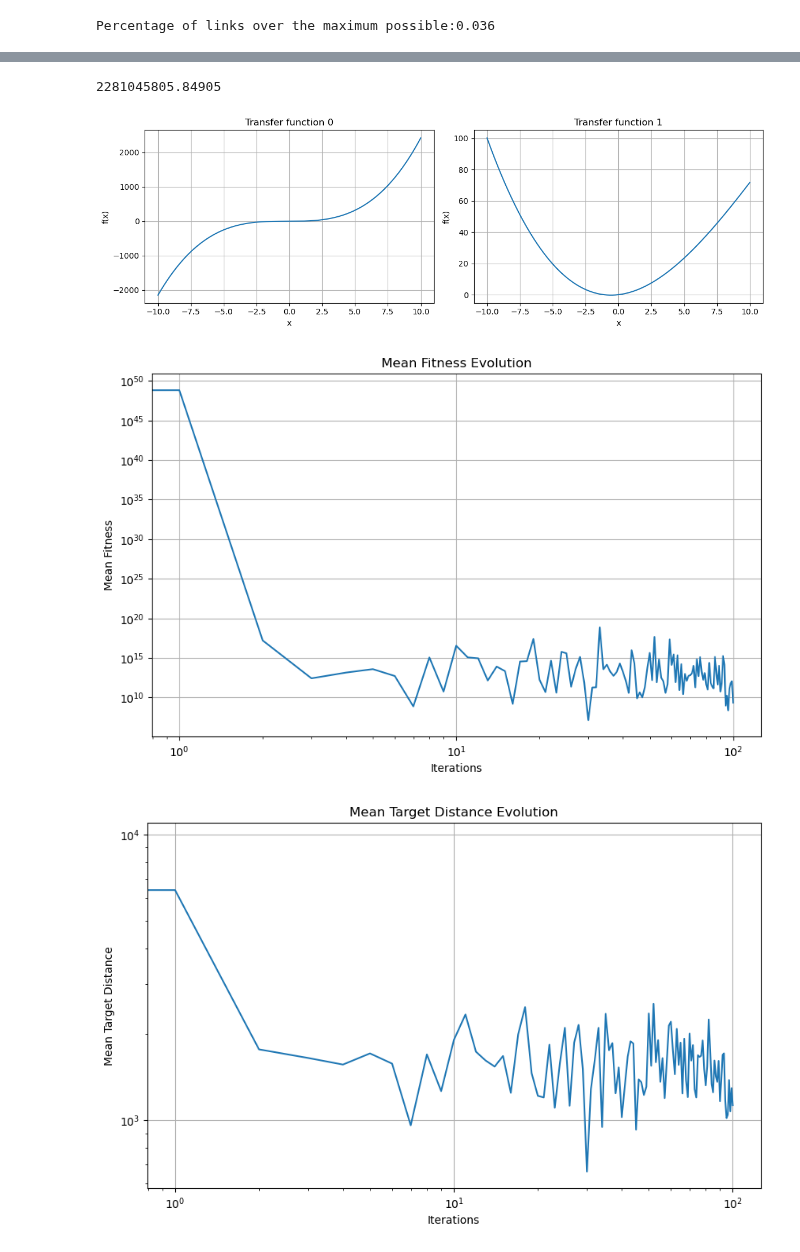
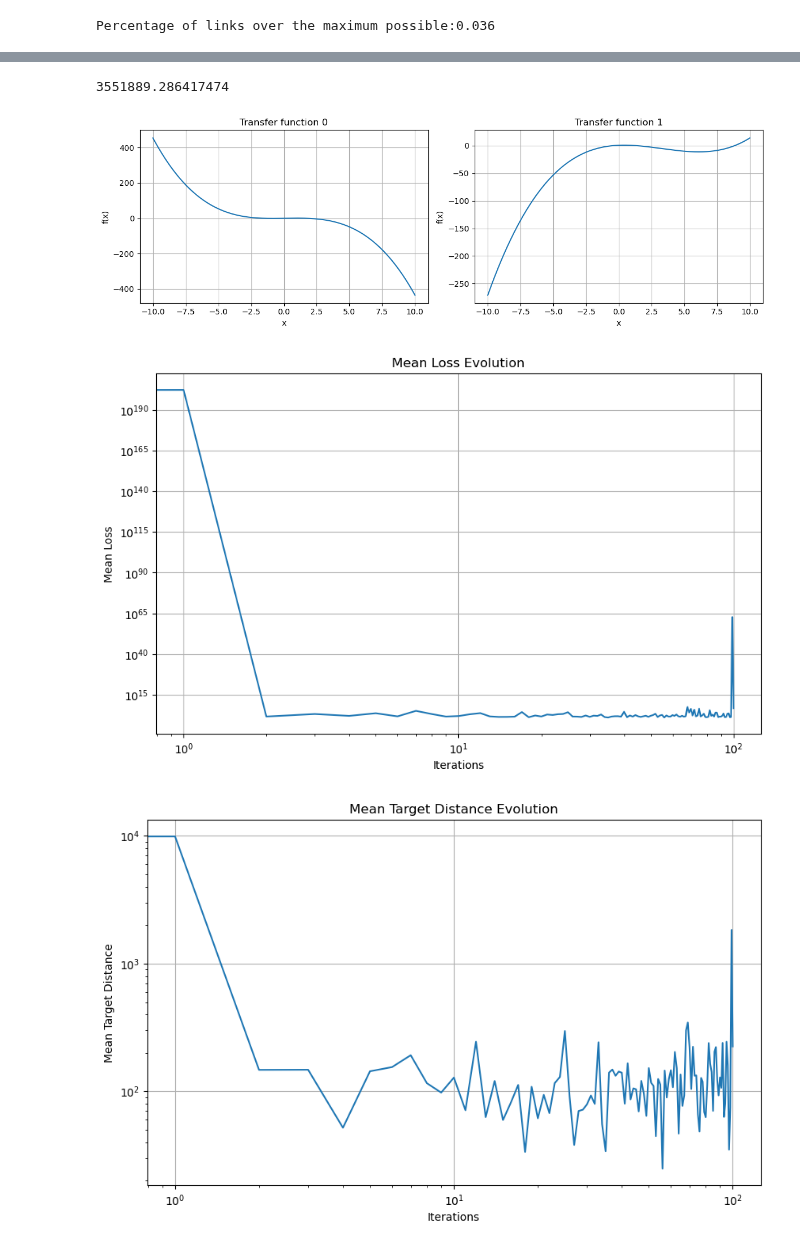
Before and after one commit to pietromalagoli/NeuronEvolution, a Jupyter notebook: main/model_np.ipynb, the cells around one changed output, grey strips where cells are left out. Drawn from its saved outputs; the diff is of its cells as text; code cells hidden in the pictures.

```diff
--- a/main/model_np.ipynb
+++ b/main/model_np.ipynb
@@ -42,4 +42,4 @@ nrd.seed(1234)
 # %%
-solutions, fmean, t_dist_mean, volume_mean = m.evolution(par,verb=3,gen_verb=False)
+solutions, lmean, t_dist_mean, volume_mean = m.evolution(par,verb=3,gen_verb=False)
 # %% [output]
 Iteration #0...
@@ -115,8 +136,8 @@ Input:[1, 1] -> Output:0.4903096100448929
 # %%
-mean_fit = np.mean(np.array([sol.fitness for sol in s]))
-print(mean_fit)
+mean_loss = np.mean(np.array([sol.loss for sol in s]))
+print(mean_loss)
 # %% [output]
-2281045805.84905
+3551889.286417474
 # %%
 def plot_T(T:np.ndarray,par:dict) -> None:
     """Function to plot the shape of the transfer function given the Fourier coefficients.
@@ -152,38 +173,38 @@ for i in range(2):
 plt.tight_layout()
 plt.show()
 # %% [output]
-[figure, old version]
+[figure, new version]
 # %%
 plt.figure(figsize=(10, 6))
-plt.plot(fmean)
-plt.title('Mean Fitness Evolution')
+plt.plot(lmean)
+plt.title('Mean Loss Evolution')
 plt.xlabel('Iterations')
-plt.ylabel('Mean Fitness')
+plt.ylabel('Mean Loss')
 plt.yscale('log')
 plt.xscale('log')
 plt.grid(True)
 plt.show()
 
 plt.figure(figsize=(10, 6))
 plt.plot(t_dist_mean)
 plt.title('Mean Target Distance Evolution')
 plt.xlabel('Iterations')
 plt.ylabel('Mean Target Distance')
 plt.yscale('log')
 plt.xscale('log')
 plt.grid(True)
 plt.show()
 
 plt.figure(figsize=(10, 6))
 plt.plot(volume_mean)
 plt.title('Mean Volume Evolution')
 plt.xlabel('Iterations')
 plt.ylabel('Mean Volume')
 plt.yscale('log')
 plt.xscale('log')
 plt.grid(True)
 plt.show()
 # %% [output]
-[figure, old version]
+[figure, new version]
-[figure, old version]
+[figure, new version]
 [figure]
```
Also changed, not shown: parts of 7 cells of this notebook, 3 other files.
